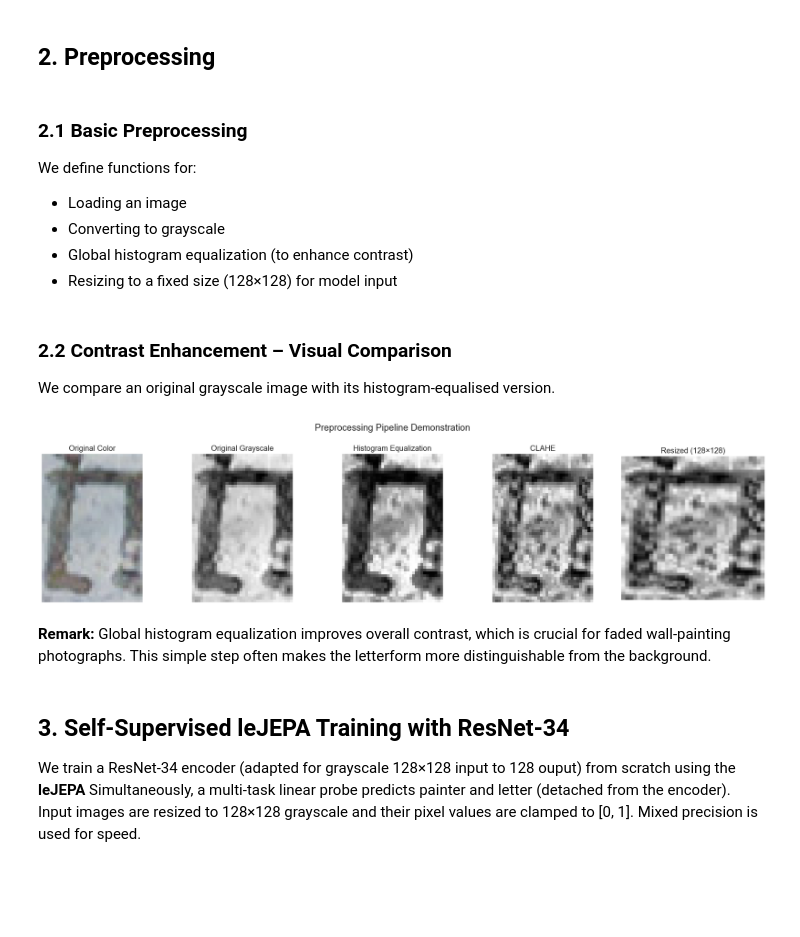
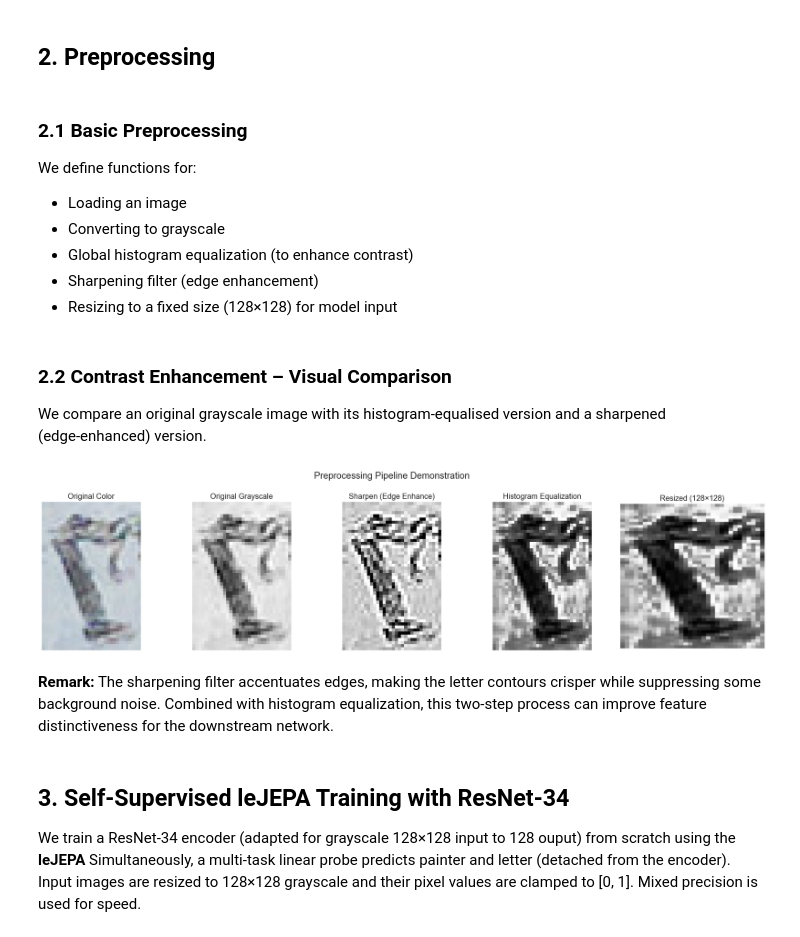
Before and after one commit to mariomine88/Unige_code, a Jupyter notebook: Master/First/CV/final poject/CV_final.ipynb, the cells around one changed output. Cells and saved outputs as stored; diff of their text form; code cells hidden in the pictures; blank space fills up the shorter version.

```diff
--- a/Master/First/CV/final poject/CV_final.ipynb
+++ b/Master/First/CV/final poject/CV_final.ipynb
@@ -216,6 +216,7 @@ We define functions for:
 - Loading an image
 - Converting to grayscale
 - Global histogram equalization (to enhance contrast)
+- Sharpening filter (edge enhancement)
 - Resizing to a fixed size (128×128) for model input
 # %%
 # Constants for preprocessing
@@ -236,10 +237,24 @@ def histogram_equalization(gray_img):
     """Apply global histogram equalization to enhance contrast."""
     return cv2.equalizeHist(gray_img)
 
-def clahe_equalization(gray_img, clip_limit=2.0, tile_grid_size=(8,8)):
-    """Apply CLAHE (Contrast Limited Adaptive Histogram Equalization)."""
-    clahe = cv2.createCLAHE(clipLimit=clip_limit, tileGridSize=tile_grid_size)
-    return clahe.apply(gray_img)
+def sharpen_image(gray_img, strength=1.0):
+    """
+    Apply a sharpening kernel to enhance edges.
+    Kernel: [[0, -1, 0],
+             [-1, 5, -1],
+             [0, -1, 0]]
+    The `strength` parameter scales the added detail.
+    """
+    # Classic sharpen kernel
+    kernel = np.array([[0, -1, 0],
+                       [-1, 5, -1],
+                       [0, -1, 0]], dtype=np.float32)
+    # Adjust strength: interpolate between identity and sharpen
+    identity = np.array([[0, 0, 0],
+                         [0, 1, 0],
+                         [0, 0, 0]], dtype=np.float32)
+    kernel = identity + strength * (kernel - identity)
+    return cv2.filter2D(gray_img, -1, kernel)
 
 def resize_to_fixed(img, size=FIXED_SIZE):
     """
@@ -254,47 +269,47 @@ def normalize_image(img):
 # %% [markdown]
 ### 2.2 Contrast Enhancement – Visual Comparison
 
-We compare an original grayscale image with its histogram‑equalised version.
+We compare an original grayscale image with its histogram‑equalised version and a sharpened (edge‑enhanced) version.
 # %%
 # Pick a random sample to demonstrate preprocessing
-sample_row = df.sample(1, random_state=2).iloc[0]
+sample_row = df.sample(1, random_state=112).iloc[0]
 sample_path = sample_row['image_path']
 img_bgr = load_image(sample_path)
 img_rgb = cv2.cvtColor(img_bgr, cv2.COLOR_BGR2RGB)   # original color for display
 gray = to_grayscale(img_bgr)
+sharpened = sharpen_image(gray, strength=1.0)        # edge enhancement
 he = histogram_equalization(gray)
-clahe = clahe_equalization(gray)
-resized = resize_to_fixed(clahe)                      # final model-ready version
+resized = resize_to_fixed(he)                  # final model-ready version
 
 fig, axes = plt.subplots(1, 5, figsize=(20, 5))
 
 axes[0].imshow(img_rgb)
 axes[0].set_title('Original Color')
 axes[0].axis('off')
 
 axes[1].imshow(gray, cmap='gray')
 axes[1].set_title('Original Grayscale')
 axes[1].axis('off')
 
-axes[2].imshow(he, cmap='gray')
-axes[2].set_title('Histogram Equalization')
+axes[2].imshow(sharpened, cmap='gray')
+axes[2].set_title('Sharpen (Edge Enhance)')
 axes[2].axis('off')
 
-axes[3].imshow(clahe, cmap='gray')
-axes[3].set_title('CLAHE')
+axes[3].imshow(he, cmap='gray')
+axes[3].set_title('Histogram Equalization')
 axes[3].axis('off')
 
 axes[4].imshow(resized, cmap='gray')
 axes[4].set_title('Resized (128×128)')
 axes[4].axis('off')
 
 plt.suptitle('Preprocessing Pipeline Demonstration')
 plt.tight_layout()
 plt.show()
 # %% [output]
-[figure, old version]
+[figure, new version]
 # %% [markdown]
-**Remark:** Global histogram equalization improves overall contrast, which is crucial for faded wall‑painting photographs. This simple step often makes the letterform more distinguishable from the background.
+**Remark:** The sharpening filter accentuates edges, making the letter contours crisper while suppressing some background noise. Combined with histogram equalization, this two‑step process can improve feature distinctiveness for the downstream network.
 # %% [markdown]
 ## 3. Self‑Supervised leJEPA Training with ResNet‑34
 
```
Also changed, not shown: parts of 14 cells of this notebook.
